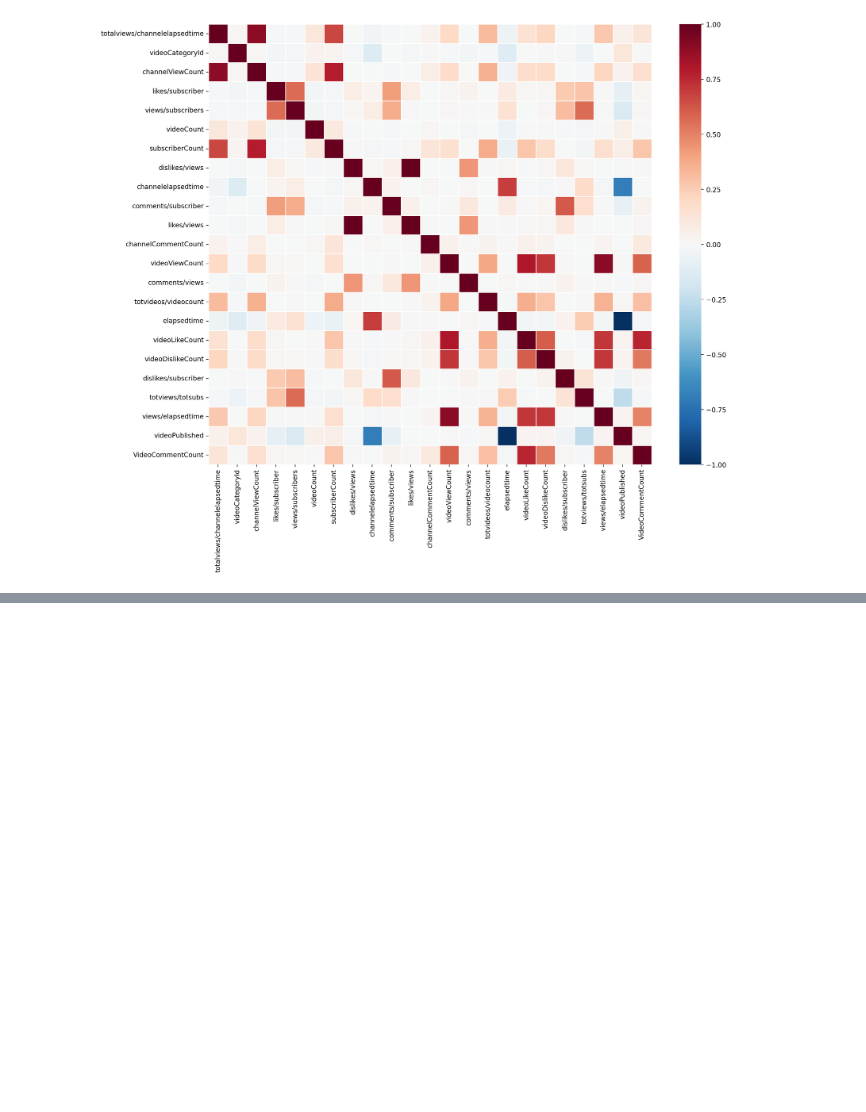
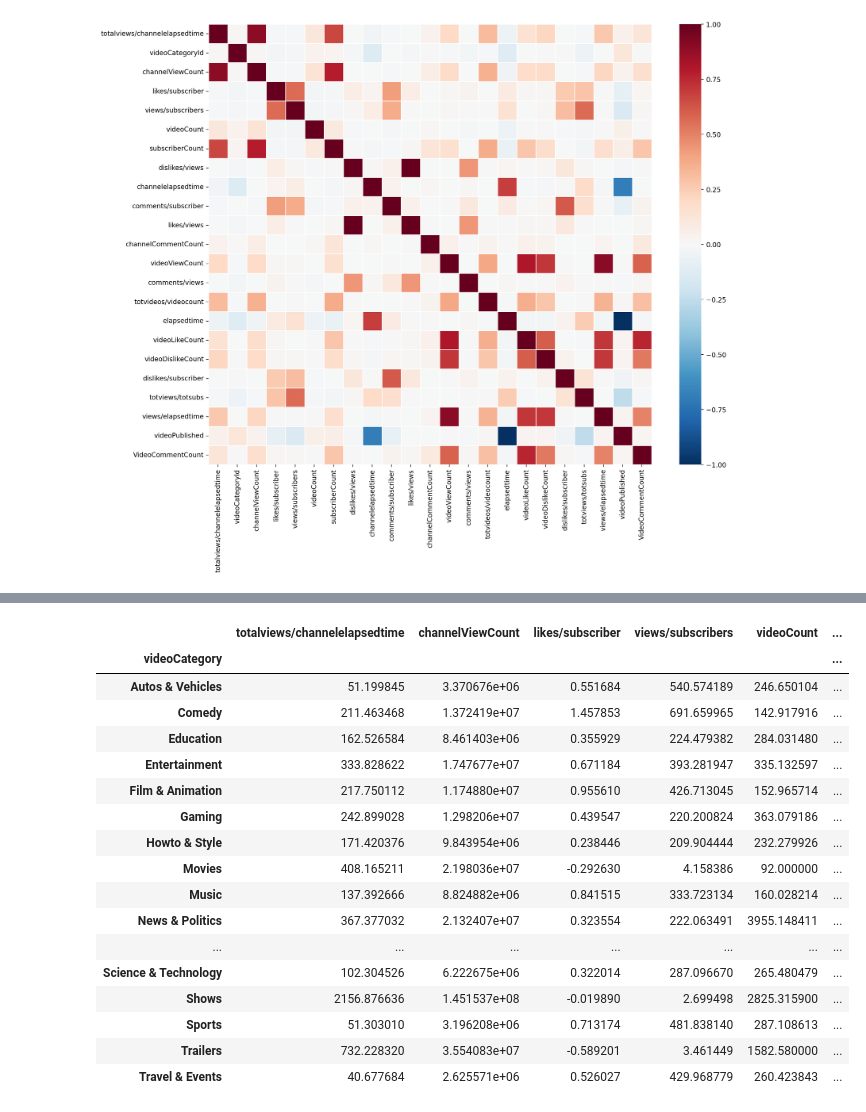
Before and after one commit to larrylai19/1111-DataMining-Final, a Jupyter notebook: Untitled.ipynb, the cells around one changed output, grey strips where cells are left out. Cells and saved outputs as stored; diff of their text form; code cells hidden in the pictures; blank space fills up the shorter version.

```diff
--- a/Untitled.ipynb
+++ b/Untitled.ipynb
@@ -29,2 +36,2 @@ sns.heatmap(normalized_df_corr, cmap='RdBu_r', linewidths=0.5, vmin=-1, vmax=1)
 # %%
-data_group = data.groupby('videoCategoryId')
+dataGroup = data.groupby('videoCategory')
@@ -54,0 +90,23 @@ Name: videoViewCount, dtype: object
+# %%
+dataGroupMean = dataGroup.mean()
+# %%
+dataGroupMean.drop(['videoCategoryId', 'videoPublished'], axis=1)
+# %% [output]
+|  | totalviews/channelelapsedtime | channelViewCount | likes/subscriber | views/subscribers | videoCount | ... |
+| videoCategory |  |  |  |  |  | ... |
+| Autos & Vehicles | 51.199845 | 3.370676e+06 | 0.551684 | 540.574189 | 246.650104 | ... |
+| Comedy | 211.463468 | 1.372419e+07 | 1.457853 | 691.659965 | 142.917916 | ... |
+| Education | 162.526584 | 8.461403e+06 | 0.355929 | 224.479382 | 284.031480 | ... |
+| Entertainment | 333.828622 | 1.747677e+07 | 0.671184 | 393.281947 | 335.132597 | ... |
+| Film & Animation | 217.750112 | 1.174880e+07 | 0.955610 | 426.713045 | 152.965714 | ... |
+| Gaming | 242.899028 | 1.298206e+07 | 0.439547 | 220.200824 | 363.079186 | ... |
+| Howto & Style | 171.420376 | 9.843954e+06 | 0.238446 | 209.904444 | 232.279926 | ... |
+| Movies | 408.165211 | 2.198036e+07 | -0.292630 | 4.158386 | 92.000000 | ... |
+| Music | 137.392666 | 8.824882e+06 | 0.841515 | 333.723134 | 160.028214 | ... |
+| News & Politics | 367.377032 | 2.132407e+07 | 0.323554 | 222.063491 | 3955.148411 | ... |
+| ... | ... | ... | ... | ... | ... | ... |
+| Science & Technology | 102.304526 | 6.222675e+06 | 0.322014 | 287.096670 | 265.480479 | ... |
+| Shows | 2156.876636 | 1.451537e+08 | -0.019890 | 2.699498 | 2825.315900 | ... |
+| Sports | 51.303010 | 3.196208e+06 | 0.713174 | 481.838140 | 287.108613 | ... |
+| Trailers | 732.228320 | 3.554083e+07 | -0.589201 | 3.461449 | 1582.580000 | ... |
+| Travel & Events | 40.677684 | 2.625571e+06 | 0.526027 | 429.968779 | 260.423843 | ... |
```
Also changed, not shown: parts of 9 cells of this notebook, 1 other file.
